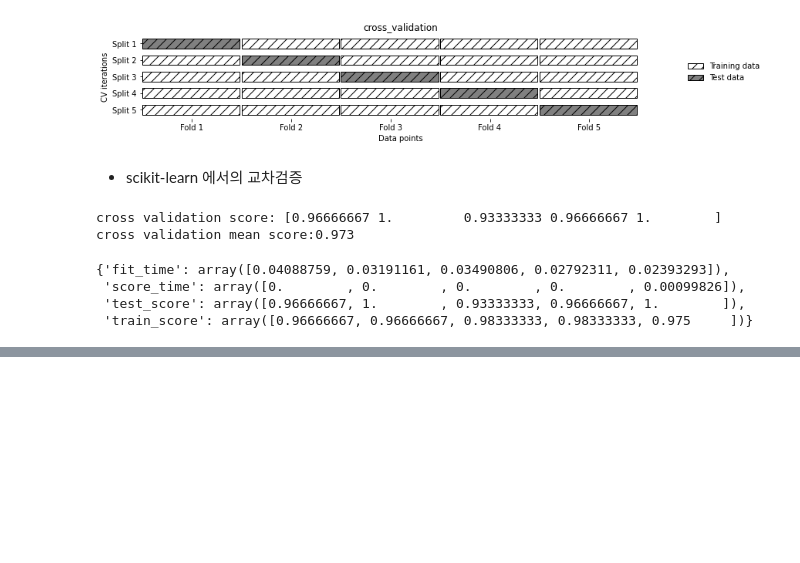
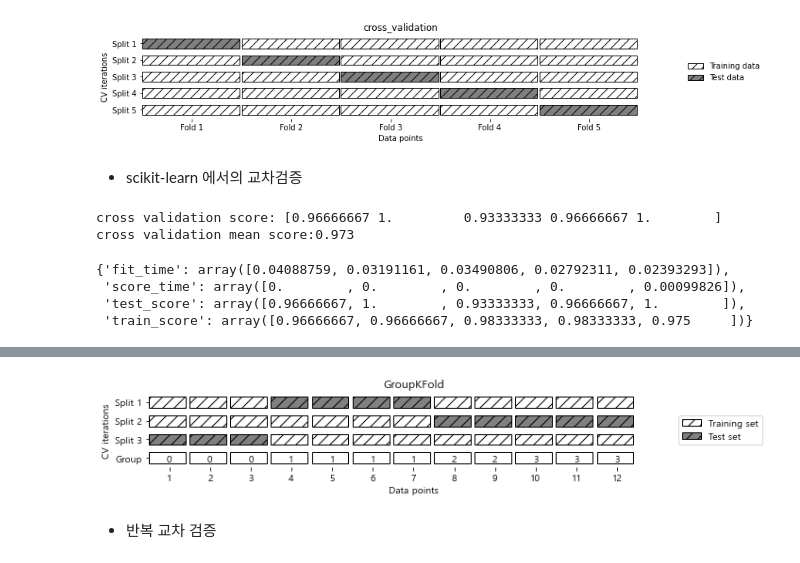
Before and after one commit to ikeven94/py_repo, a Jupyter notebook: Model Evaluation_Accuracy improvement.ipynb, the cells around one changed output, grey strips where cells are left out. Drawn from its saved outputs; the diff is of its cells as text; code cells hidden in the pictures; blank space fills up the shorter version.

```diff
--- a/Model Evaluation_Accuracy improvement.ipynb
+++ b/Model Evaluation_Accuracy improvement.ipynb
@@ -55,0 +153,7 @@ display(res)
+# %%
+mglearn.plots.plot_group_kfold()
+# 한 그룹 전체가 train set이거나 test set
+# %% [output]
+[figure, added]
+# %% [markdown]
+- 반복 교차 검증
```
Also changed, not shown: parts of 20 cells of this notebook.
